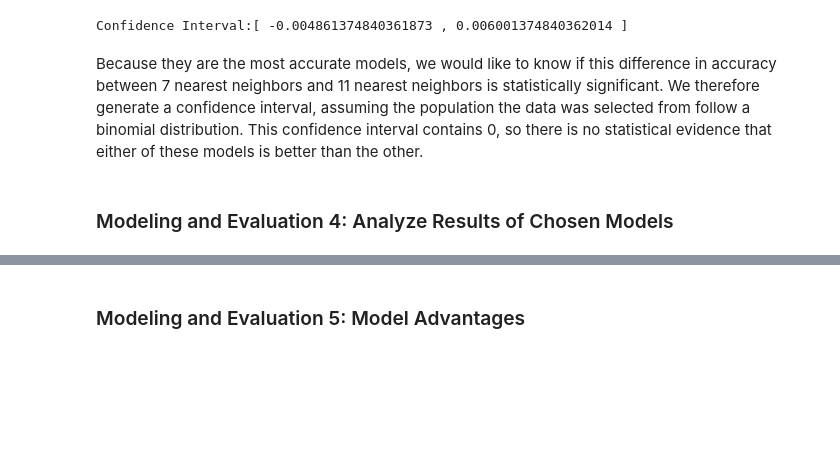
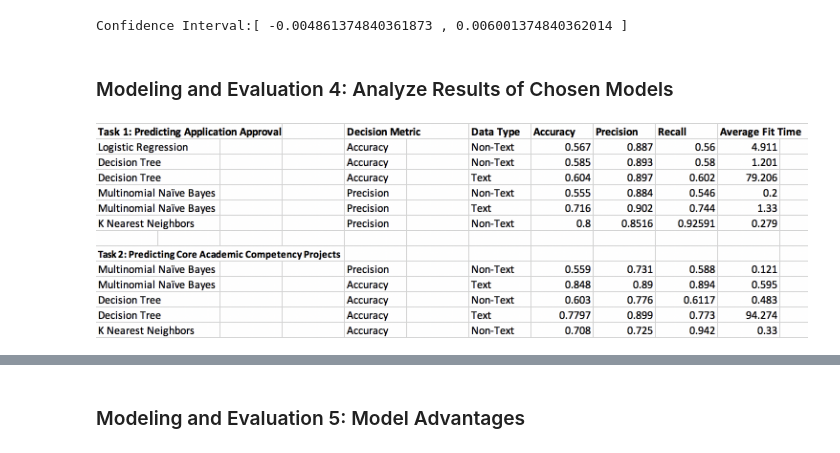
Before and after one commit to davestroud/DataMining_SMU, a Jupyter notebook: Proj2-Aschams.ipynb, the cells around one changed output, grey strips where cells are left out. Drawn from its saved outputs; the diff is of its cells as text; code cells hidden in the pictures; blank space fills up the shorter version.

```diff
--- a/Proj2-Aschams.ipynb
+++ b/Proj2-Aschams.ipynb
@@ -1014,6 +1037,4 @@ print('Confidence Interval:[',knn_ci[0],',',knn_ci[1],']')
 # %% [output]
 Confidence Interval:[ -0.004861374840361873 , 0.006001374840362014 ]
-# %% [markdown]
-Because they are the most accurate models, we would like to know if this difference in accuracy between 7 nearest neighbors and 11 nearest neighbors is statistically significant. We therefore generate a confidence interval, assuming the population the data was selected from follow a binomial distribution. This confidence interval contains 0, so there is no statistical evidence that either of these models is better than the other.
 # %% [markdown]
 ### Modeling and Evaluation 4: Analyze Results of Chosen Models
@@ -1021,0 +1041,5 @@ Because they are the most accurate models, we would like to know if this differe
+# %%
+from IPython.core.display import Image, display
+Image(filename = 'Proj2_results.png')
+# %% [output]
+[figure, added]
```
Also changed, not shown: parts of 26 cells of this notebook, 1 other file.
